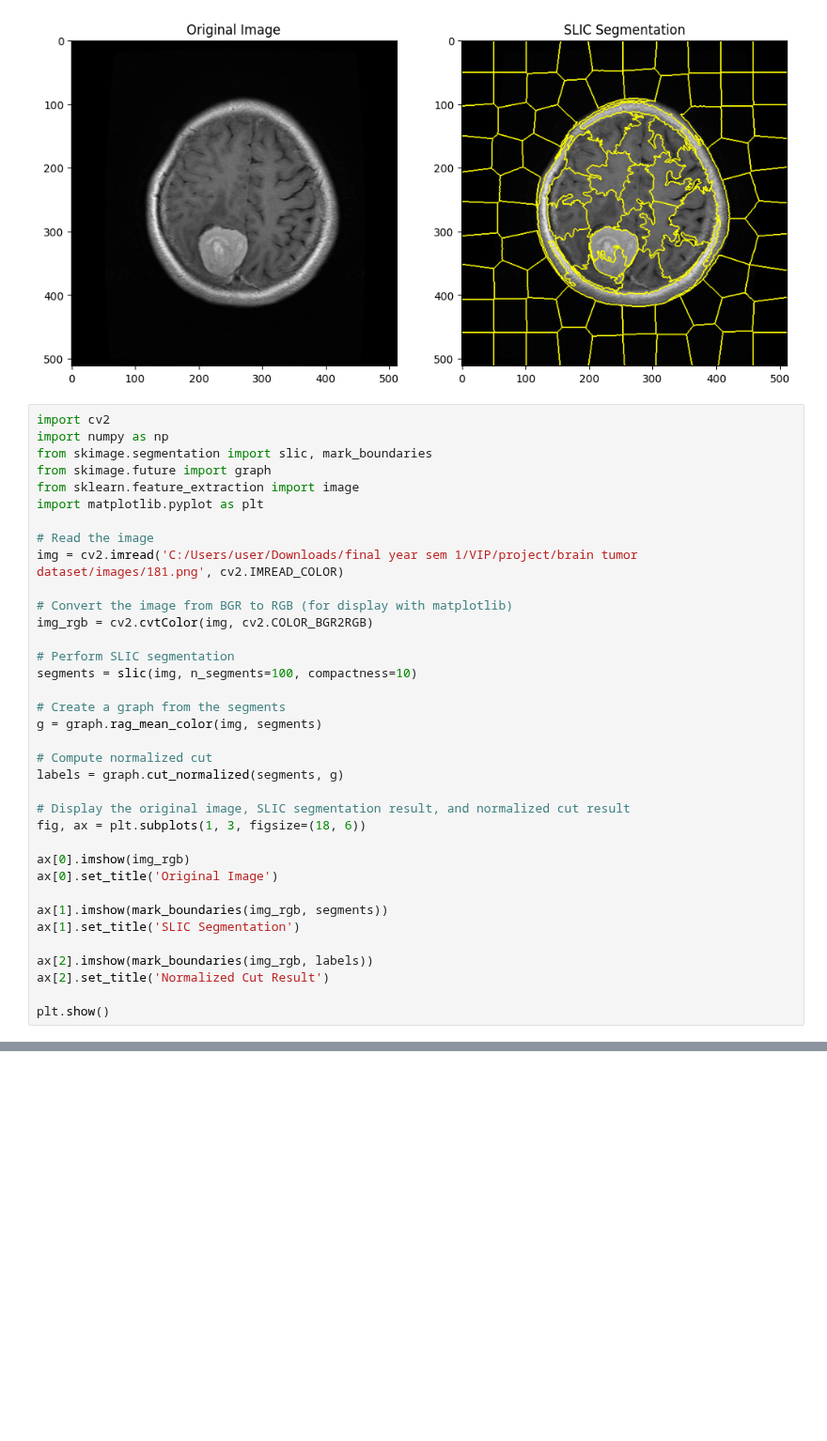
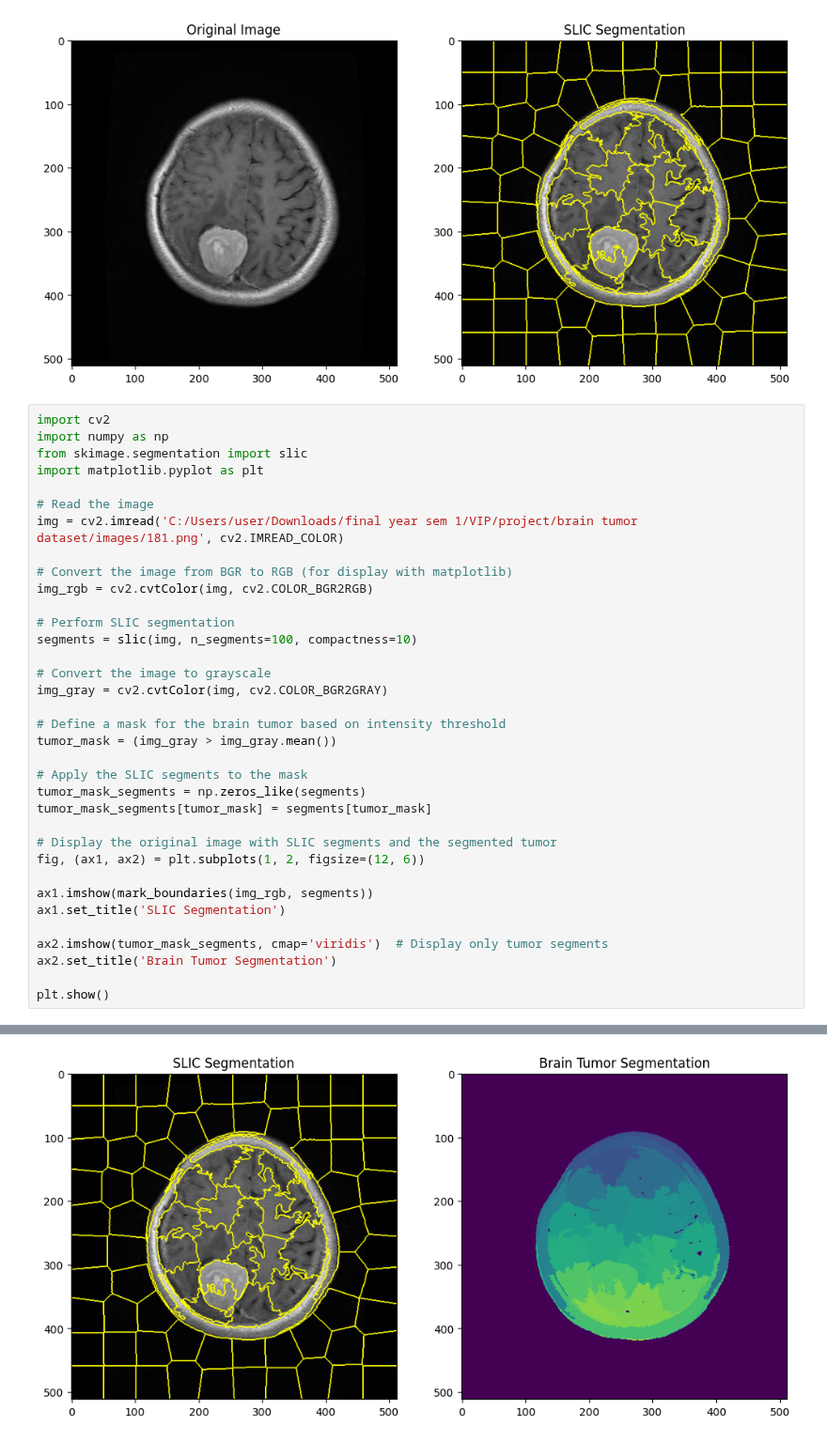
Before and after one commit to waiee/Brain-Tumor-Segmentation, a Jupyter notebook: main.ipynb, the cells around one changed output, grey strips where cells are left out. Shown at 94% size. Drawn from its saved outputs; the diff is of its cells as text; blank space fills up the shorter version.

```diff
--- a/main.ipynb
+++ b/main.ipynb
@@ -77,9 +77,7 @@ plt.show()
 # %%
 import cv2
 import numpy as np
-from skimage.segmentation import slic, mark_boundaries
-from skimage.future import graph
-from sklearn.feature_extraction import image
+from skimage.segmentation import slic
 import matplotlib.pyplot as plt
 
 # Read the image
@@ -91,23 +89,24 @@ img_rgb = cv2.cvtColor(img, cv2.COLOR_BGR2RGB)
 # Perform SLIC segmentation
 segments = slic(img, n_segments=100, compactness=10)
 
-# Create a graph from the segments
-g = graph.rag_mean_color(img, segments)
+# Convert the image to grayscale
+img_gray = cv2.cvtColor(img, cv2.COLOR_BGR2GRAY)
 
-# Compute normalized cut
-labels = graph.cut_normalized(segments, g)
+# Define a mask for the brain tumor based on intensity threshold
+tumor_mask = (img_gray > img_gray.mean())
 
-# Display the original image, SLIC segmentation result, and normalized cut result
-fig, ax = plt.subplots(1, 3, figsize=(18, 6))
+# Apply the SLIC segments to the mask
+tumor_mask_segments = np.zeros_like(segments)
+tumor_mask_segments[tumor_mask] = segments[tumor_mask]
 
-ax[0].imshow(img_rgb)
-ax[0].set_title('Original Image')
+# Display the original image with SLIC segments and the segmented tumor
+fig, (ax1, ax2) = plt.subplots(1, 2, figsize=(12, 6))
 
-ax[1].imshow(mark_boundaries(img_rgb, segments))
-ax[1].set_title('SLIC Segmentation')
+ax1.imshow(mark_boundaries(img_rgb, segments))
+ax1.set_title('SLIC Segmentation')
 
-ax[2].imshow(mark_boundaries(img_rgb, labels))
-ax[2].set_title('Normalized Cut Result')
+ax2.imshow(tumor_mask_segments, cmap='viridis')  # Display only tumor segments
+ax2.set_title('Brain Tumor Segmentation')
 
 plt.show()
 # %% [output]
@@ -114,0 +113 @@ ImportError: cannot import name 'graph' from 'skimage.future' (C:\Users\user\App
+[figure, added]
```
Also changed, not shown: parts of 1 cell of this notebook.
